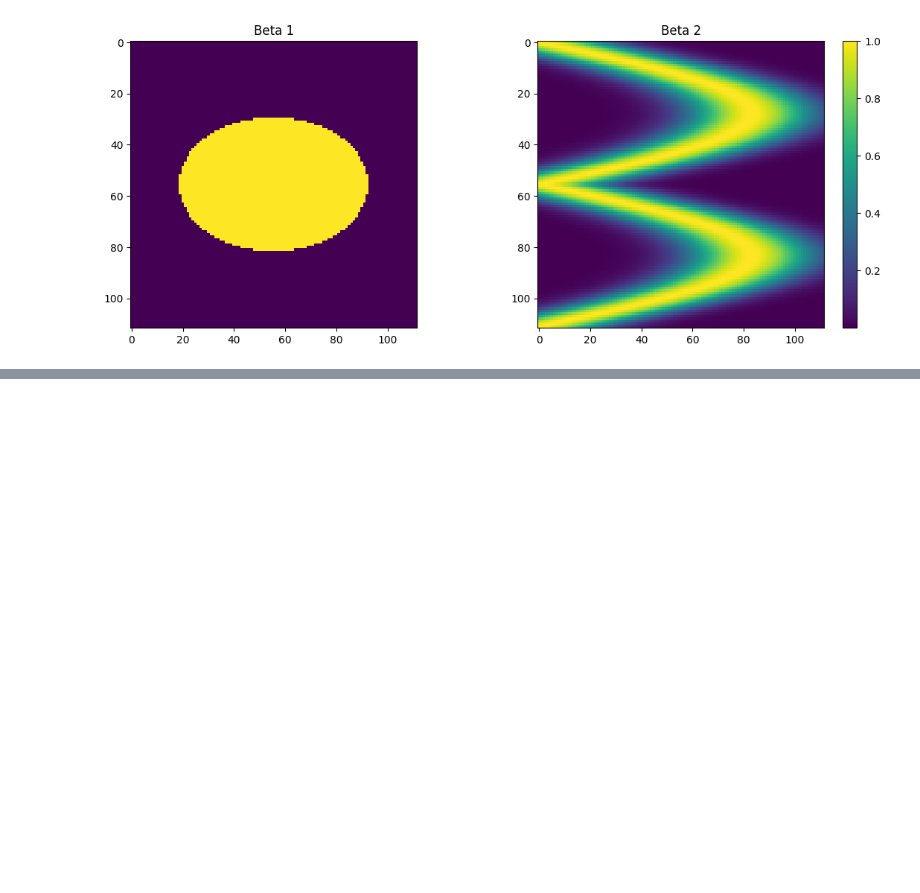
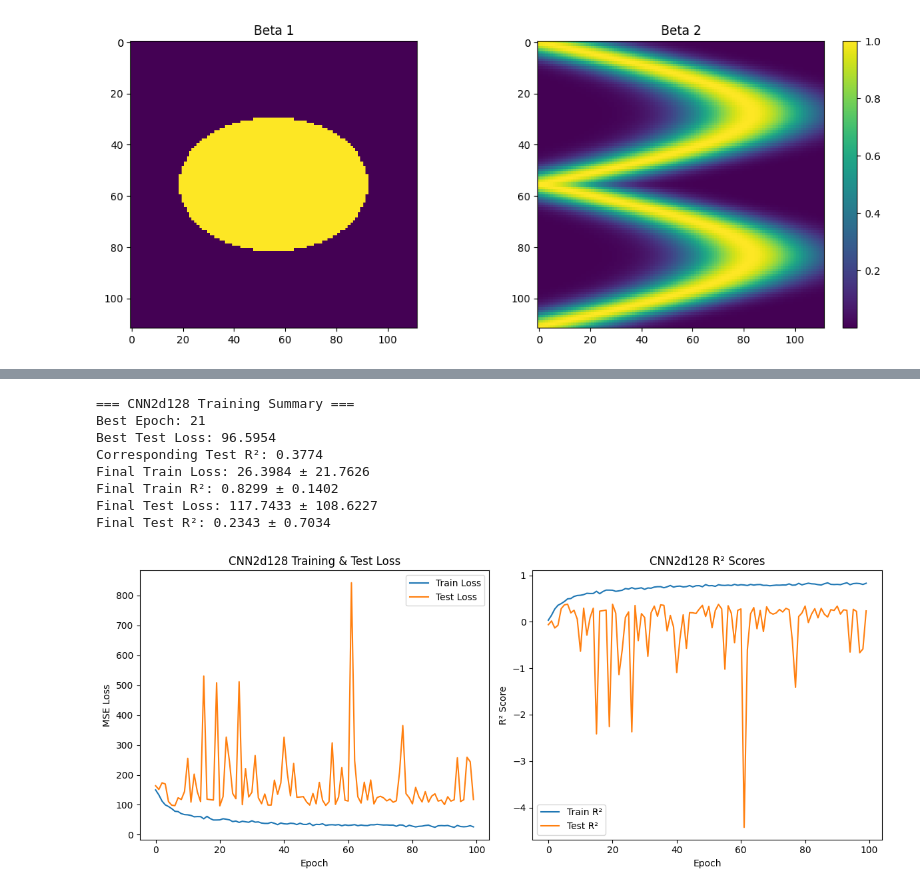
Before and after one commit to HaoyuGu1/classic_neural_networks, a Jupyter notebook: train.ipynb, the cells around one changed output, grey strips where cells are left out. Saved outputs shown, nothing was run; the diff lists cells and outputs as text; code cells hidden in the pictures; blank space fills up the shorter version.

```diff
--- a/train.ipynb
+++ b/train.ipynb
@@ -97,0 +232,17 @@ Epoch 100, Test R^2: 0.39928745320873976
+# %%
+results = train_cnn_model(model_class=model.CNN2d128,
+                        lr=0.001,
+                        weight_decay=0.0,
+                        num_epochs=100,
+                        train_loader=train_loader,
+                        test_loader=test_loader)
+# %% [output]
+=== CNN2d128 Training Summary ===
+Best Epoch: 21
+Best Test Loss: 96.5954
+Corresponding Test R²: 0.3774
+Final Train Loss: 26.3984 ± 21.7626
+Final Train R²: 0.8299 ± 0.1402
+Final Test Loss: 117.7433 ± 108.6227
+Final Test R²: 0.2343 ± 0.7034
+[figure, added]
```
Also changed, not shown: parts of 19 cells of this notebook, 2 other files.
